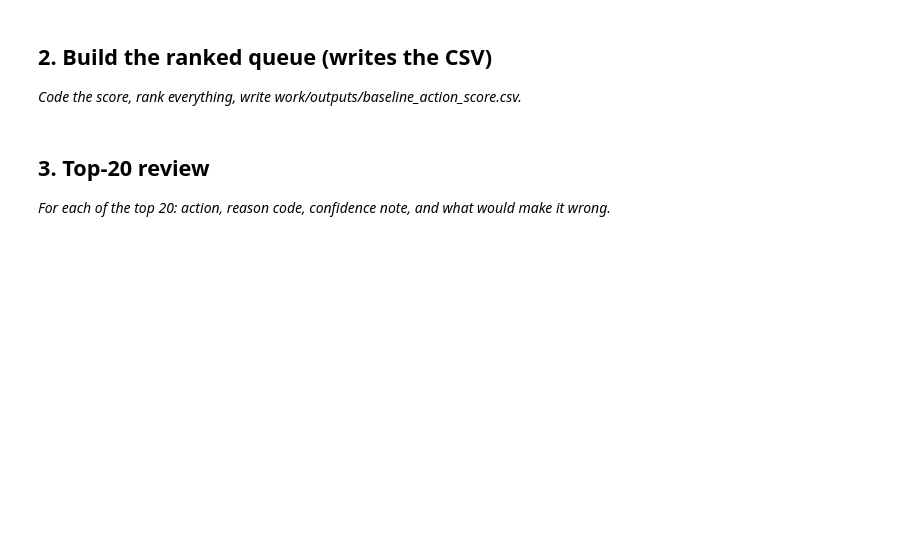
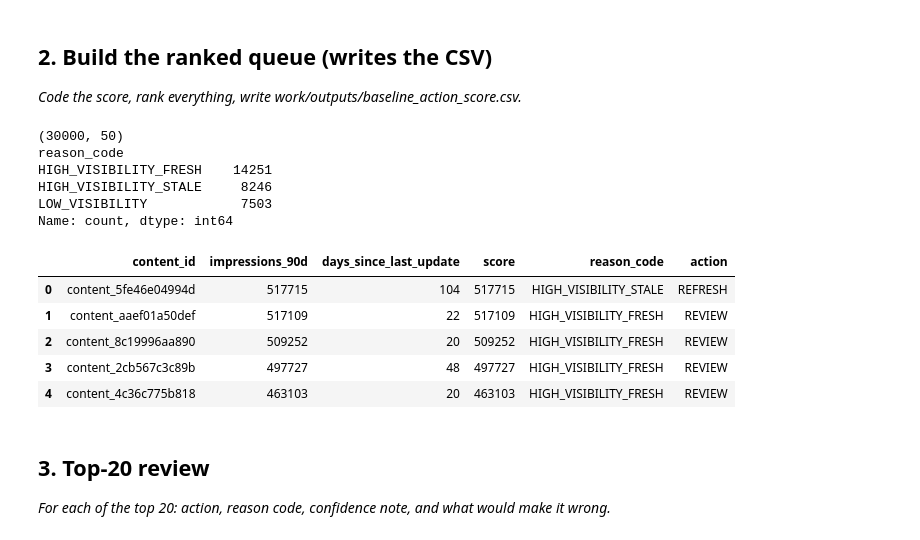
Before and after one commit to Ayesha-Shahzadkhan/flyrank-assignment1, a Jupyter notebook: work/notebooks/w04_baseline_score.ipynb, the cells around one changed output. Drawn from its saved outputs; the diff is of its cells as text; code cells hidden in the pictures; blank space fills up the shorter version.

```diff
--- a/work/notebooks/w04_baseline_score.ipynb
+++ b/work/notebooks/w04_baseline_score.ipynb
@@ -176,3 +212,24 @@ Higher visibility (impressions) correlates with a meaningfully higher decline ra
+# %%
+import pandas as pd
+check = pd.read_csv("work/outputs/baseline_action_score.csv")
+print(check.shape)
+
+print(check["reason_code"].value_counts())
+
+check[["content_id", "impressions_90d", "days_since_last_update", "score", "reason_code", "action"]].head()
+# %% [output]
+(30000, 50)
+reason_code
+HIGH_VISIBILITY_FRESH    14251
+HIGH_VISIBILITY_STALE     8246
+LOW_VISIBILITY            7503
+Name: count, dtype: int64
+|  | content_id | impressions_90d | days_since_last_update | score | reason_code | action |
+| 0 | content_5fe46e04994d | 517715 | 104 | 517715 | HIGH_VISIBILITY_STALE | REFRESH |
+| 1 | content_aaef01a50def | 517109 | 22 | 517109 | HIGH_VISIBILITY_FRESH | REVIEW |
+| 2 | content_8c19996aa890 | 509252 | 20 | 509252 | HIGH_VISIBILITY_FRESH | REVIEW |
+| 3 | content_2cb567c3c89b | 497727 | 48 | 497727 | HIGH_VISIBILITY_FRESH | REVIEW |
+| 4 | content_4c36c775b818 | 463103 | 20 | 463103 | HIGH_VISIBILITY_FRESH | REVIEW |
 # %% [markdown]
 ## 3. Top-20 review
 
```
Also changed, not shown: parts of 11 cells of this notebook.
